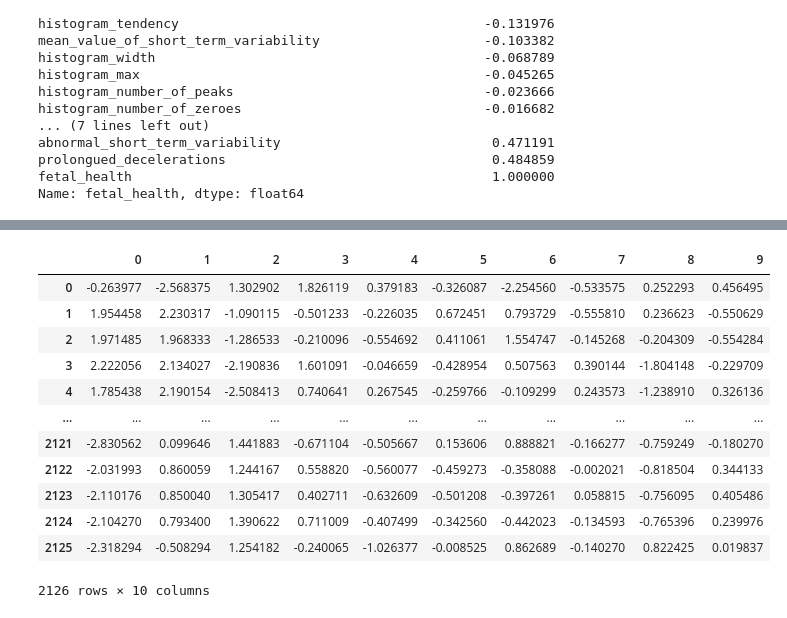
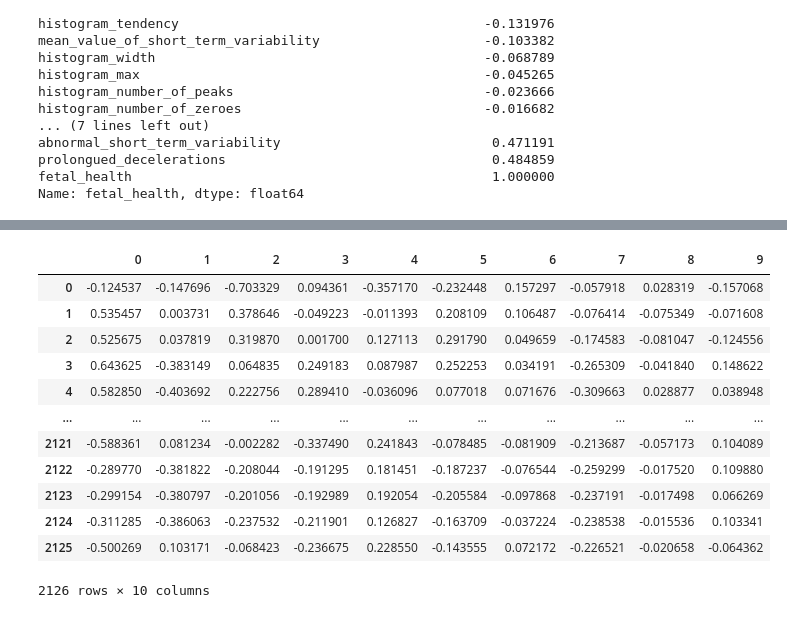
Before and after one commit to magdarogalska/CIS4496_Gitlab, a Jupyter notebook: FetalHealthClass.ipynb, the cells around one changed output, grey strips where cells are left out. Drawn from its saved outputs; the diff is of its cells as text; code cells hidden in the pictures.

```diff
--- a/FetalHealthClass.ipynb
+++ b/FetalHealthClass.ipynb
@@ -82,10 +82,10 @@ df['fetal_health'].hist()
 y = df['fetal_health']
 X = df.drop('fetal_health', axis=1)
 # %%
-from sklearn.preprocessing import StandardScaler
+from sklearn.preprocessing import MinMaxScaler
 
-std = StandardScaler()
-df_std = std.fit_transform(X)
+mm = MinMaxScaler()
+df_mm = mm.fit_transform(X)
 # %%
-df_std = pd.DataFrame(df_std, index = X.index, columns = X.columns)
+df_mm = pd.DataFrame(df_mm, index = X.index, columns = X.columns)
 # %%
@@ -264,20 +258,20 @@ plt.show()
 # %%
 pca = PCA(n_components=10)
-df_pca = pca.fit_transform(df_std)
-pca_df = pd.DataFrame(df_pca, index = df_std.index)
+df_pca = pca.fit_transform(df_mm)
+pca_df = pd.DataFrame(df_pca, index = df_mm.index)
 pca_df
 # %% [output]
 |  | 0 | 1 | 2 | 3 | 4 | 5 | 6 | 7 | 8 | 9 |
-| 0 | -0.263977 | -2.568375 | 1.302902 | 1.826119 | 0.379183 | -0.326087 | -2.254560 | -0.533575 | 0.252293 | 0.456495 |
-| 1 | 1.954458 | 2.230317 | -1.090115 | -0.501233 | -0.226035 | 0.672451 | 0.793729 | -0.555810 | 0.236623 | -0.550629 |
-| 2 | 1.971485 | 1.968333 | -1.286533 | -0.210096 | -0.554692 | 0.411061 | 1.554747 | -0.145268 | -0.204309 | -0.554284 |
-| 3 | 2.222056 | 2.134027 | -2.190836 | 1.601091 | -0.046659 | -0.428954 | 0.507563 | 0.390144 | -1.804148 | -0.229709 |
-| 4 | 1.785438 | 2.190154 | -2.508413 | 0.740641 | 0.267545 | -0.259766 | -0.109299 | 0.243573 | -1.238910 | 0.326136 |
+| 0 | -0.124537 | -0.147696 | -0.703329 | 0.094361 | -0.357170 | -0.232448 | 0.157297 | -0.057918 | 0.028319 | -0.157068 |
+| 1 | 0.535457 | 0.003731 | 0.378646 | -0.049223 | -0.011393 | 0.208109 | 0.106487 | -0.076414 | -0.075349 | -0.071608 |
+| 2 | 0.525675 | 0.037819 | 0.319870 | 0.001700 | 0.127113 | 0.291790 | 0.049659 | -0.174583 | -0.081047 | -0.124556 |
+| 3 | 0.643625 | -0.383149 | 0.064835 | 0.249183 | 0.087987 | 0.252253 | 0.034191 | -0.265309 | -0.041840 | 0.148622 |
+| 4 | 0.582850 | -0.403692 | 0.222756 | 0.289410 | -0.036096 | 0.077018 | 0.071676 | -0.309663 | 0.028877 | 0.038948 |
 | ... | ... | ... | ... | ... | ... | ... | ... | ... | ... | ... |
-| 2121 | -2.830562 | 0.099646 | 1.441883 | -0.671104 | -0.505667 | 0.153606 | 0.888821 | -0.166277 | -0.759249 | -0.180270 |
-| 2122 | -2.031993 | 0.860059 | 1.244167 | 0.558820 | -0.560077 | -0.459273 | -0.358088 | -0.002021 | -0.818504 | 0.344133 |
-| 2123 | -2.110176 | 0.850040 | 1.305417 | 0.402711 | -0.632609 | -0.501208 | -0.397261 | 0.058815 | -0.756095 | 0.405486 |
-| 2124 | -2.104270 | 0.793400 | 1.390622 | 0.711009 | -0.407499 | -0.342560 | -0.442023 | -0.134593 | -0.765396 | 0.239976 |
-| 2125 | -2.318294 | -0.508294 | 1.254182 | -0.240065 | -1.026377 | -0.008525 | 0.862689 | -0.140270 | 0.822425 | 0.019837 |
+| 2121 | -0.588361 | 0.081234 | -0.002282 | -0.337490 | 0.241843 | -0.078485 | -0.081909 | -0.213687 | -0.057173 | 0.104089 |
+| 2122 | -0.289770 | -0.381822 | -0.208044 | -0.191295 | 0.181451 | -0.187237 | -0.076544 | -0.259299 | -0.017520 | 0.109880 |
+| 2123 | -0.299154 | -0.380797 | -0.201056 | -0.192989 | 0.192054 | -0.205584 | -0.097868 | -0.237191 | -0.017498 | 0.066269 |
+| 2124 | -0.311285 | -0.386063 | -0.237532 | -0.211901 | 0.126827 | -0.163709 | -0.037224 | -0.238538 | -0.015536 | 0.103341 |
+| 2125 | -0.500269 | 0.103171 | -0.068423 | -0.236675 | 0.228550 | -0.143555 | 0.072172 | -0.226521 | -0.020658 | -0.064362 |
 2126 rows × 10 columns
 # %%
```
Also changed, not shown: parts of 18 cells of this notebook.
